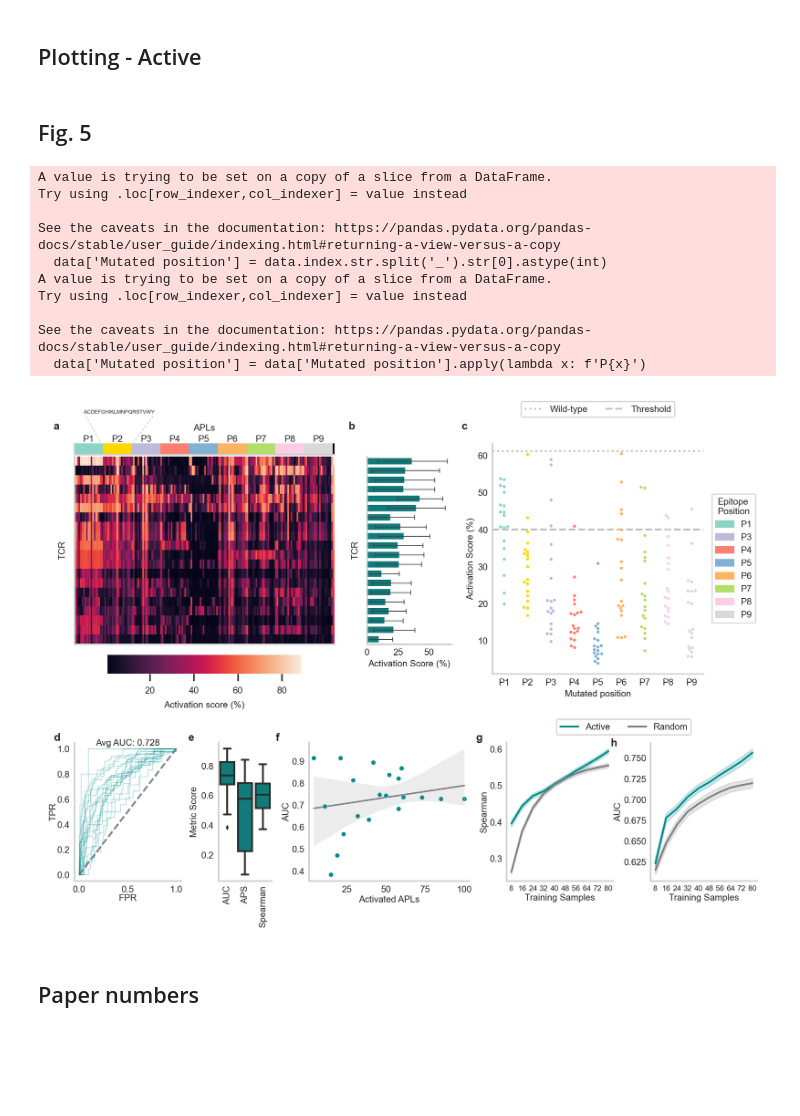
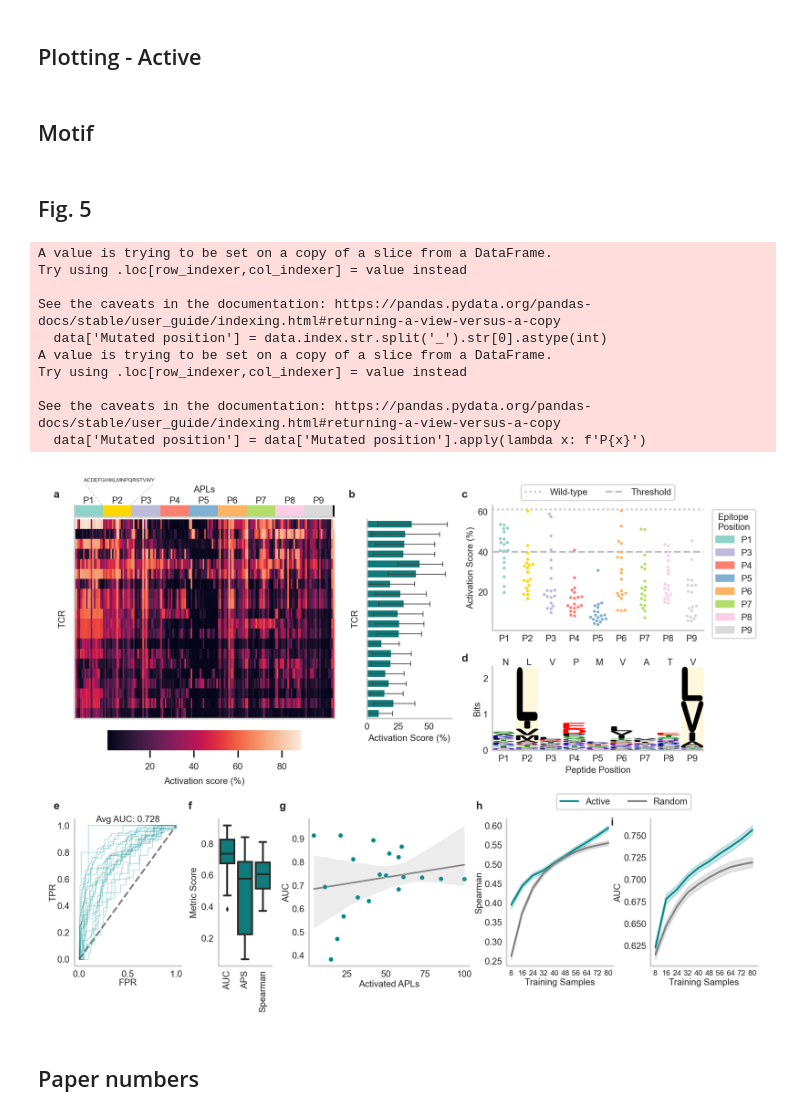
Before and after one commit to SchubertLab/TcrPrediction_MutatedAPLs, a Jupyter notebook: manuscript/figure_cmv_1.ipynb, the cells around one changed output. Drawn from its saved outputs; the diff is of its cells as text; code cells hidden in the pictures; blank space fills up the shorter version.

```diff
--- a/manuscript/figure_cmv_1.ipynb
+++ b/manuscript/figure_cmv_1.ipynb
@@ -490,5 +552,7 @@ def plot_legend(ax):
     legend_elements = [mpl.patches.Patch(facecolor=color, edgecolor=color, label=name)
                       for name, color in palette_pos.items() if name!='P2']
     ax.legend(handles=legend_elements, #ncol=9,
-              loc='center right', bbox_to_anchor=(1.225, 0.5), frameon=True,
+              loc='upper right', bbox_to_anchor=(1.25, 1.), frameon=True,
               title='Epitope\nPosition')
+# %% [markdown]
+## Motif
@@ -528,6 +621,15 @@ gridspecs['gs_2-4'] = mpl.gridspec.GridSpecFromSubplotSpec(
     #hspace=0.25,
 )
 
+gridspecs['gs_3'] = mpl.gridspec.GridSpecFromSubplotSpec(
+    subplot_spec=gridspecs['gs_2-4'][1],
+    nrows=2,
+    ncols=1,
+    height_ratios=[1.5, 1],
+    width_ratios=[1],
+    hspace=0.35
+)
+
 gridspecs['gs_4-9'] = mpl.gridspec.GridSpecFromSubplotSpec(
     subplot_spec=gridspecs['gs_1-9'][1],
     nrows=1,
@@ -537,18 +639,25 @@ gridspecs['gs_4-9'] = mpl.gridspec.GridSpecFromSubplotSpec(
     wspace=0.35,
 )
 
-axes['ax_c'] = fig.add_subplot(gridspecs['gs_2-4'][1])
+axes['ax_c'] = fig.add_subplot(gridspecs['gs_3'][0])
+axes['ax_c2'] = fig.add_subplot(gridspecs['gs_3'][1])
 axes['ax_legend'] = fig.add_subplot(gridspecs['gs_2-4'][2])
 axes['ax_legend'].axis('off')
 
 plot_activation_heatmap(data_cmv_norm, gridspecs['gs_1234'][0], fig)
 axes['ax_b'] = plot_tcrs_averaged(data_cmv_norm, gridspecs['gs_2-4'][0], fig=fig)
+
 plot_epitopes(data_cmv_norm, axes['ax_c'], do_legend=True, base_epitope='NLVPMVATV', threshold=40.0)
+axes['ax_c'].set_xlabel(None)
+plot_motif('HLA-A02*01', axes['ax_c2'])
+axes['ax_c2'].set_xlabel('Peptide Position', labelpad=2)
+
 plot_legend(axes['ax_legend'])
 
-fig.text(0.061, 0.96, 'ACDEFGHIKLMNPQRSTVWY', size='xx-small')
-line_left = mpl.lines.Line2D([0.064, 0.0847], [0.955, 0.905], linestyle='dashed', linewidth=0.5, color='gray', alpha=0.4)
-line_right = mpl.lines.Line2D([0.157, 0.129], [0.955, 0.905], linestyle='dashed', linewidth=0.5, color='gray', alpha=0.4)
+d = 0.04
+fig.text(0.061, 0.95+d, 'ACDEFGHIKLMNPQRSTVWY', size='xx-small')
+line_left = mpl.lines.Line2D([0.064, 0.087], [0.945+d, 0.905+d], linestyle='dashed', linewidth=0.5, color='gray', alpha=0.4)
+line_right = mpl.lines.Line2D([0.157, 0.1249], [0.945+d, 0.905+d], linestyle='dashed', linewidth=0.5, color='gray', alpha=0.4)
 fig.add_artist(line_left)
 fig.add_artist(line_right)
 
@@ -562,42 +671,44 @@ plot_metric_boxplot(['Spearman', 'AUC', 'APS'], axes['ax_e'])
 
 axes['ax_f'] = fig.add_subplot(gridspecs['gs_4-9'][2])
 axes['ax_g'] = fig.add_subplot(gridspecs['gs_4-9'][3])
 axes['ax_h'] = fig.add_subplot(gridspecs['gs_4-9'][4])
 
 groups = [i//8 for i in range(80)]
 xticks = [8+8*i for i in range(10)]
 
 plot_n_vs_metric('AUC', ax=axes['ax_f'])
 
 plot_performance(results_within_cmv, 'Spearman', ['Active', 'Random'], ax=axes['ax_g'], xticks=xticks)
 plot_performance(results_within_cmv, 'auc', ['Active', 'Random'], ax=axes['ax_h'], xticks=xticks,
                  legend=True)
 
 
-fig.text(0.02, 0.93, 'a', size='large', weight='bold')
-fig.text(0.425, 0.93, 'b', size='large', weight='bold')
-fig.text(0.58, 0.93, 'c', size='large', weight='bold')
-fig.text(0.02, 0.36, 'd', size='large', weight='bold')
-fig.text(0.205, 0.36, 'e', size='large', weight='bold')
-fig.text(0.325, 0.36, 'f', size='large', weight='bold')
-fig.text(0.60, 0.36, 'g', size='large', weight='bold')
-fig.text(0.785, 0.35, 'h', size='large', weight='bold')
+fig.text(0.02, 0.96, 'a', size='large', weight='bold')
+fig.text(0.425, 0.96, 'b', size='large', weight='bold')
+fig.text(0.58, 0.96, 'c', size='large', weight='bold')
+fig.text(0.58, 0.66, 'd', size='large', weight='bold')
+
+fig.text(0.02, 0.39, 'e', size='large', weight='bold')
+fig.text(0.205, 0.39, 'f', size='large', weight='bold')
+fig.text(0.33, 0.39, 'g', size='large', weight='bold')
+fig.text(0.60, 0.39, 'h', size='large', weight='bold')
+fig.text(0.785, 0.36, 'i', size='large', weight='bold')
 
 fig.tight_layout()
 fig.savefig('figures/manuscript_fig_cmv1.pdf', dpi=DPI, bbox_inches='tight')
 fig.savefig('figures/manuscript_fig_cmv1.png', dpi=DPI, bbox_inches='tight')
 # %% [output]
 A value is trying to be set on a copy of a slice from a DataFrame.
 Try using .loc[row_indexer,col_indexer] = value instead
 
 See the caveats in the documentation: https://pandas.pydata.org/pandas-docs/stable/user_guide/indexing.html#returning-a-view-versus-a-copy
   data['Mutated position'] = data.index.str.split('_').str[0].astype(int)
 A value is trying to be set on a copy of a slice from a DataFrame.
 Try using .loc[row_indexer,col_indexer] = value instead
 
 See the caveats in the documentation: https://pandas.pydata.org/pandas-docs/stable/user_guide/indexing.html#returning-a-view-versus-a-copy
   data['Mutated position'] = data['Mutated position'].apply(lambda x: f'P{x}')
-[figure, old version]
+[figure, new version]
 # %% [markdown]
 ## Paper numbers
 # %%
```
Also changed, not shown: parts of 6 cells of this notebook, 7 other files.
